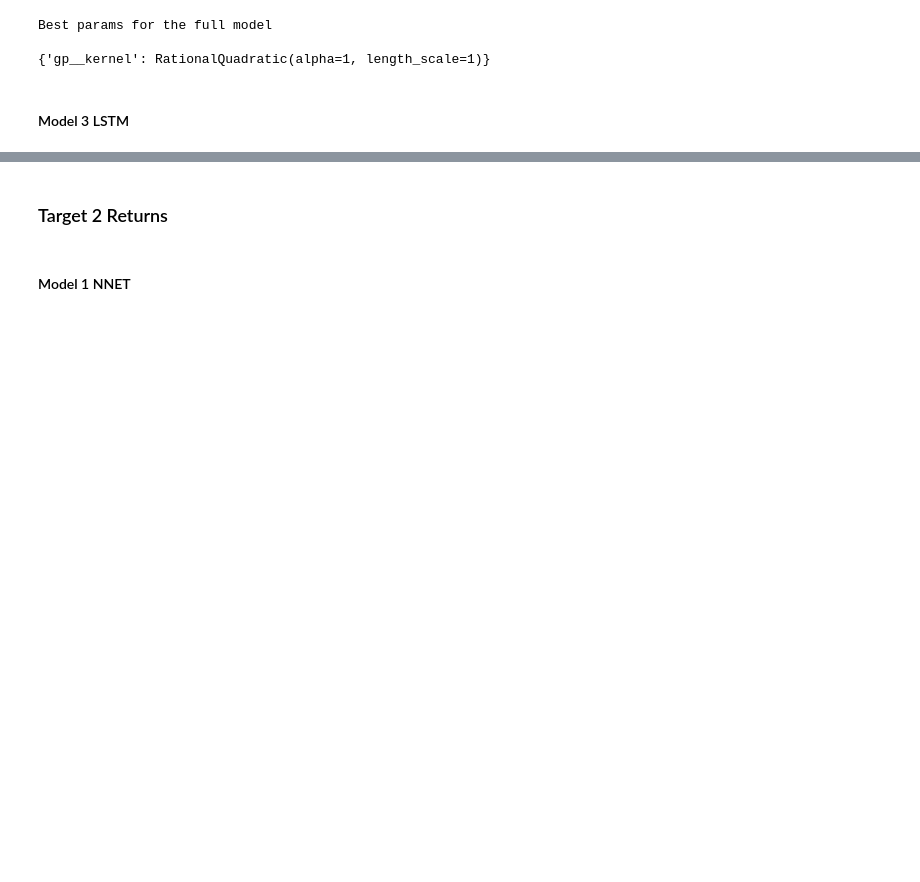
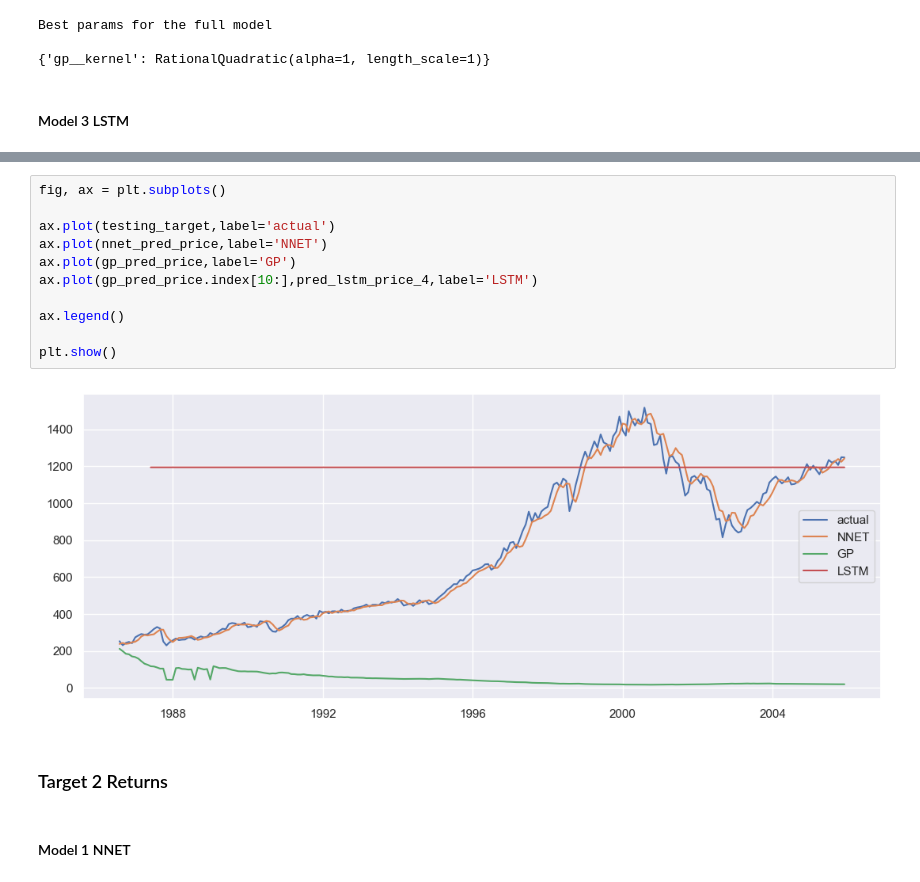
Before and after one commit to lucassalamancaf/ML_Finance, a Jupyter notebook: Hw1/HW1_Task1.ipynb, the cells around one changed output, grey strips where cells are left out. Drawn from its saved outputs; the diff is of its cells as text; blank space fills up the shorter version.

```diff
--- a/Hw1/HW1_Task1.ipynb
+++ b/Hw1/HW1_Task1.ipynb
@@ -1016,3 +1016,16 @@ display(pd.DataFrame(lstm_results,index=['nrmse','pcorrect']))
+# %%
+fig, ax = plt.subplots()
+
+ax.plot(testing_target,label='actual')
+ax.plot(nnet_pred_price,label='NNET')
+ax.plot(gp_pred_price,label='GP')
+ax.plot(gp_pred_price.index[10:],pred_lstm_price_4,label='LSTM')
+
+ax.legend()
+
+plt.show()
+# %% [output]
+[figure, added]
 # %% [markdown]
 ### Target 2 Returns
 # %% [markdown]
```
Also changed, not shown: parts of 11 cells of this notebook.
